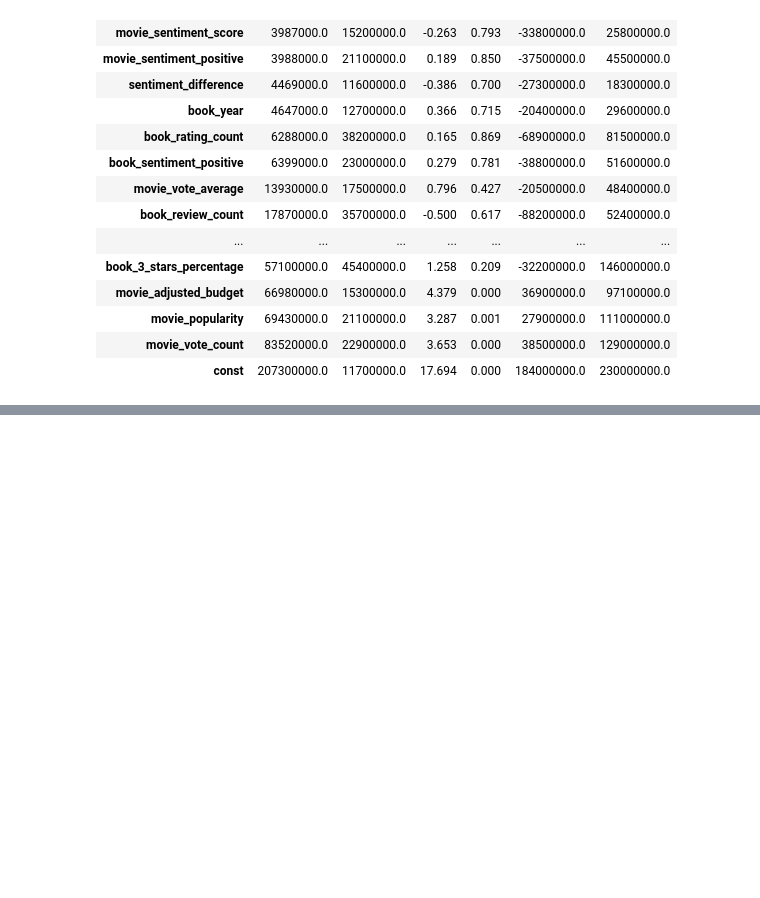
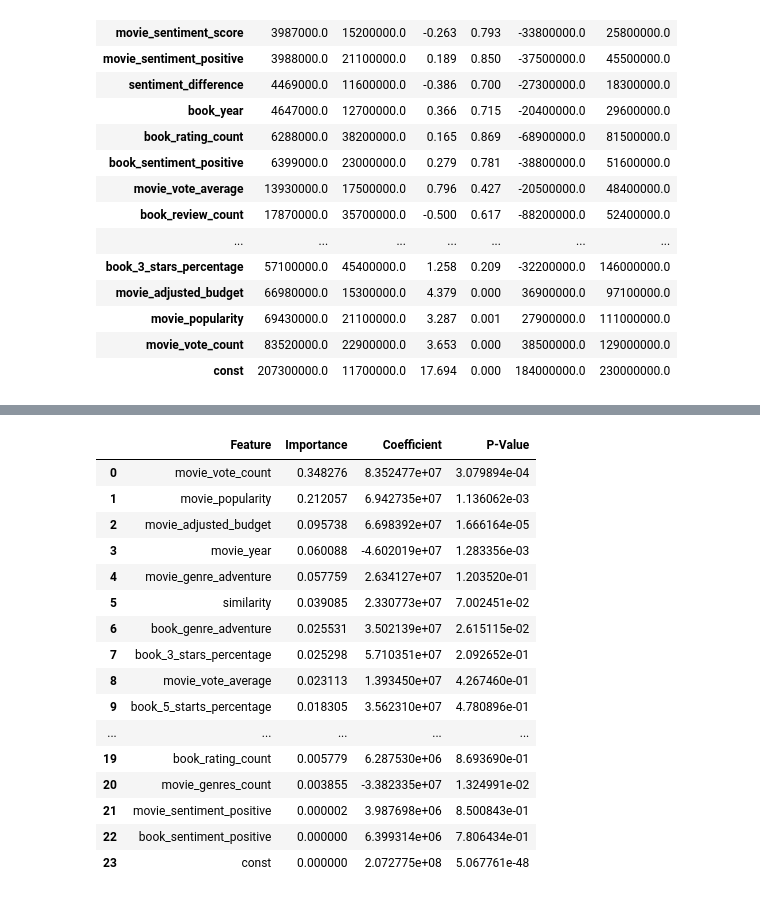
Before and after one commit to epfl-ada/ada-2024-project-datadruids, a Jupyter notebook: src/regression_book_movies.ipynb, the cells around one changed output, grey strips where cells are left out. Saved outputs shown, nothing was run; the diff lists cells and outputs as text; code cells hidden in the pictures; blank space fills up the shorter version.

```diff
--- a/src/regression_book_movies.ipynb
+++ b/src/regression_book_movies.ipynb
@@ -229,0 +322,10 @@ Passing literal html to 'read_html' is deprecated and will be removed in a futur
+# %%
+coefficients = results.params
+p_values = results.pvalues
+coeff_df = pd.DataFrame({
+    'Coefficient': coefficients,
+    'P-Value': p_values
+})
+coeff_df['Feature'] = coeff_df.index
+# Display the DataFrame
+display(coeff_df)
@@ -229,0 +350,22 @@ Passing literal html to 'read_html' is deprecated and will be removed in a futur
+# %%
+combined_features = feature_importances.merge(coeff_df, on = 'Feature', how='inner')
+
+display(combined_features)
+# %% [output]
+|  | Feature | Importance | Coefficient | P-Value |
+| 0 | movie_vote_count | 0.348276 | 8.352477e+07 | 3.079894e-04 |
+| 1 | movie_popularity | 0.212057 | 6.942735e+07 | 1.136062e-03 |
+| 2 | movie_adjusted_budget | 0.095738 | 6.698392e+07 | 1.666164e-05 |
+| 3 | movie_year | 0.060088 | -4.602019e+07 | 1.283356e-03 |
+| 4 | movie_genre_adventure | 0.057759 | 2.634127e+07 | 1.203520e-01 |
+| 5 | similarity | 0.039085 | 2.330773e+07 | 7.002451e-02 |
+| 6 | book_genre_adventure | 0.025531 | 3.502139e+07 | 2.615115e-02 |
+| 7 | book_3_stars_percentage | 0.025298 | 5.710351e+07 | 2.092652e-01 |
+| 8 | movie_vote_average | 0.023113 | 1.393450e+07 | 4.267460e-01 |
+| 9 | book_5_starts_percentage | 0.018305 | 3.562310e+07 | 4.780896e-01 |
+| ... | ... | ... | ... | ... |
+| 19 | book_rating_count | 0.005779 | 6.287530e+06 | 8.693690e-01 |
+| 20 | movie_genres_count | 0.003855 | -3.382335e+07 | 1.324991e-02 |
+| 21 | movie_sentiment_positive | 0.000002 | 3.987698e+06 | 8.500843e-01 |
+| 22 | book_sentiment_positive | 0.000000 | 6.399314e+06 | 7.806434e-01 |
+| 23 | const | 0.000000 | 2.072775e+08 | 5.067761e-48 |
```
Also changed, not shown: parts of 7 cells of this notebook, 1 other file.
